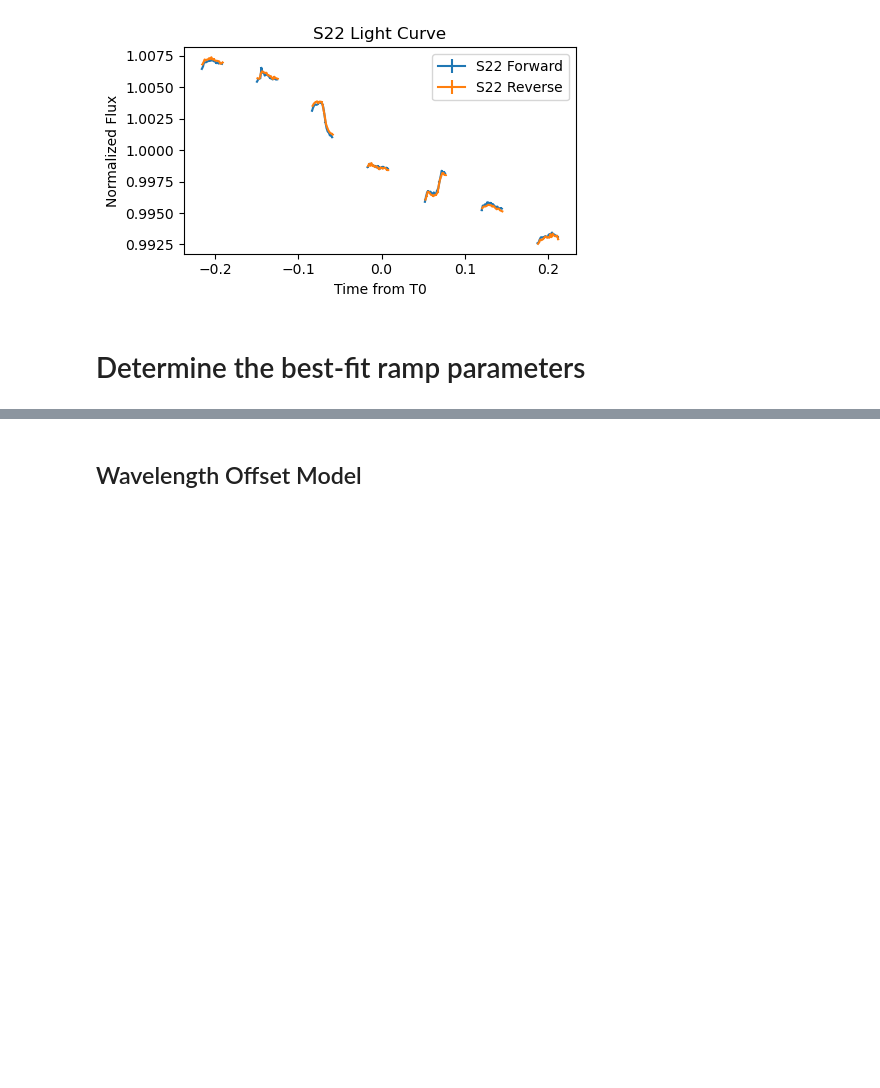
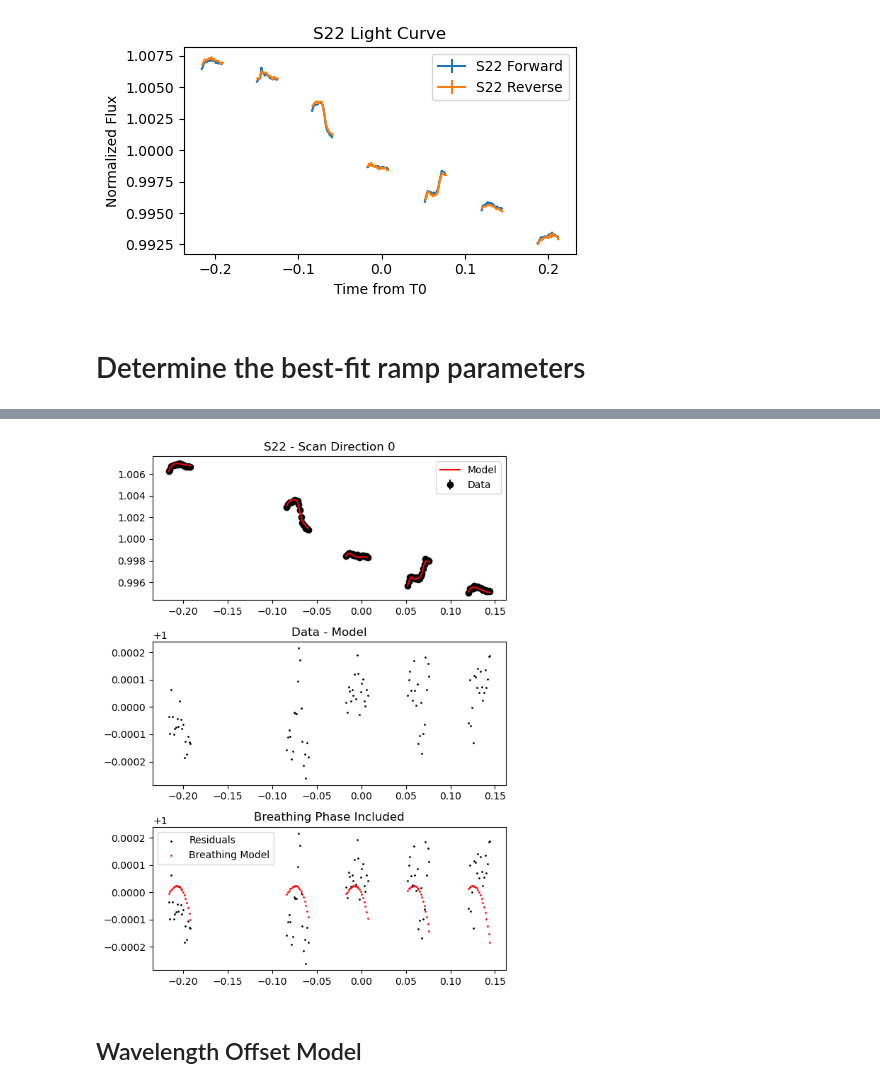
Before and after one commit to will-waalkes/Spot_Treating_AUMicb, a Jupyter notebook: modeling/MODEL-TESTS.ipynb, the cells around one changed output, grey strips where cells are left out. Saved outputs shown, nothing was run; the diff lists cells and outputs as text; code cells hidden in the pictures; blank space fills up the shorter version.

```diff
--- a/modeling/MODEL-TESTS.ipynb
+++ b/modeling/MODEL-TESTS.ipynb
@@ -511,0 +745,80 @@ def breathing(b1=1.03667671e-02,
+# %%
+import numpy as np
+import matplotlib.pyplot as plt
+from scipy.optimize import minimize
+
+# Define the breathing model
+def breathing_model(bphase, b1, b2, b3, b4):
+    """
+    Breathing model: b1*bphase + b2*bphase**2 + b3*bphase**3 + b4*bphase**4
+    """
+    return 1+b1 * bphase + b2 * bphase**2 + b3 * bphase**3 + b4 * bphase**4
+
+# Define the loss function (e.g., mean squared error between residuals and breathing model)
+def loss_function(params, t, residuals):
+    """
+    Loss function to minimize. Calculates the difference between the breathing model
+    and the residuals.
+    """
+    b1, b2, b3, b4 = params
+    bphase = (t - ref_time[0]) % hst_per_in_days  # Compute breathing phase
+    model = breathing_model(bphase, b1, b2, b3, b4)  # Evaluate breathing model
+    return np.nansum((residuals - model) ** 2)  # Sum of squared errors
+
+# Initial guess for the breathing model parameters (b1, b2, b3, b4, offset)
+initial_guess = [-1,-10,-10,10]
+
+# Compute the residuals (data - model) for one scan direction (e.g., i = 0)
+i = 0  # Choose one scan direction (0 or 1)
+ramp_phases = []
+for o in [0, 1, 2, 3, 4, 5, 6, 7]:  # Loop through orbits
+    rphase = (img_dates[i][orbit == o] - ref_time[o]) / hst_per_in_days
+    ramp_phases.append(rphase)
+rphase = np.concatenate(ramp_phases)
+
+# Compute the best-fit ramp model
+ramp = ramp_model(params['r1'], params['r2'], params['r3'], rphase)
+model = ramp * lc_i
+model /= np.nanmean(model)
+relative_flux = data_fluxes[i] / np.nanmean(data_fluxes[i])
+residuals = relative_flux/model  # Residuals for the chosen scan direction
+
+# Run the minimization routine
+result = minimize(
+    loss_function,  # Function to minimize
+    initial_guess,  # Initial guess for the parameters
+    args=(times_from_T0[i], residuals),  # Additional arguments to pass to the loss function
+    method='Nelder-Mead',  # Optimization method
+)
+
+# Extract the optimized parameters
+optimized_params = result.x
+print("Optimized parameters (b1, b2, b3, b4, offset):", optimized_params)
+
+# Evaluate the breathing model with the optimized parameters
+b1_opt, b2_opt, b3_opt, b4_opt = optimized_params
+bphase_opt = (times_from_T0[i] - ref_time[0] + offset_opt) % hst_per_in_days
+breathing_optimized = breathing_model(bphase_opt, b1_opt, b2_opt, b3_opt, b4_opt)
+
+# Plot the results
+fig, axs = plt.subplots(3, 1, figsize=(6, 8))  # Increase figure height to accommodate white space
+
+# Plot the results
+axs[0].set_title(f'{visit} - Scan Direction {i}')
+axs[0].plot(times_from_T0[i], model+breathing, color='red', zorder=100, label='Model')
+axs[0].errorbar(times_from_T0[i], relative_flux, relative_errs[i], color='k', label='Data', fmt='o')
+axs[0].legend()
+
+axs[1].set_title(f'Data - Model')
+axs[1].scatter(times_from_T0[i], (relative_flux/model), color='k', zorder=100, s=1)
+
+axs[2].set_title(f'Breathing Phase Included')
+axs[2].scatter(times_from_T0[i], (relative_flux/model), color='k', zorder=100, s=1, label='Residuals')
+axs[2].scatter(times_from_T0[i], breathing_optimized, color='r', zorder=100, s=1, label='Breathing Model')
+axs[2].legend()
+
+# Adjust layout for better spacing
+plt.tight_layout()
+# Show the figure
+plt.show()
+# %% [output]
@@ -512,3 +826,4 @@ def breathing(b1=1.03667671e-02,
+[figure, added]
 # %% [markdown]
 ## Wavelength Offset Model
 # %%
```
Also changed, not shown: parts of 16 cells of this notebook, 14 other files.
